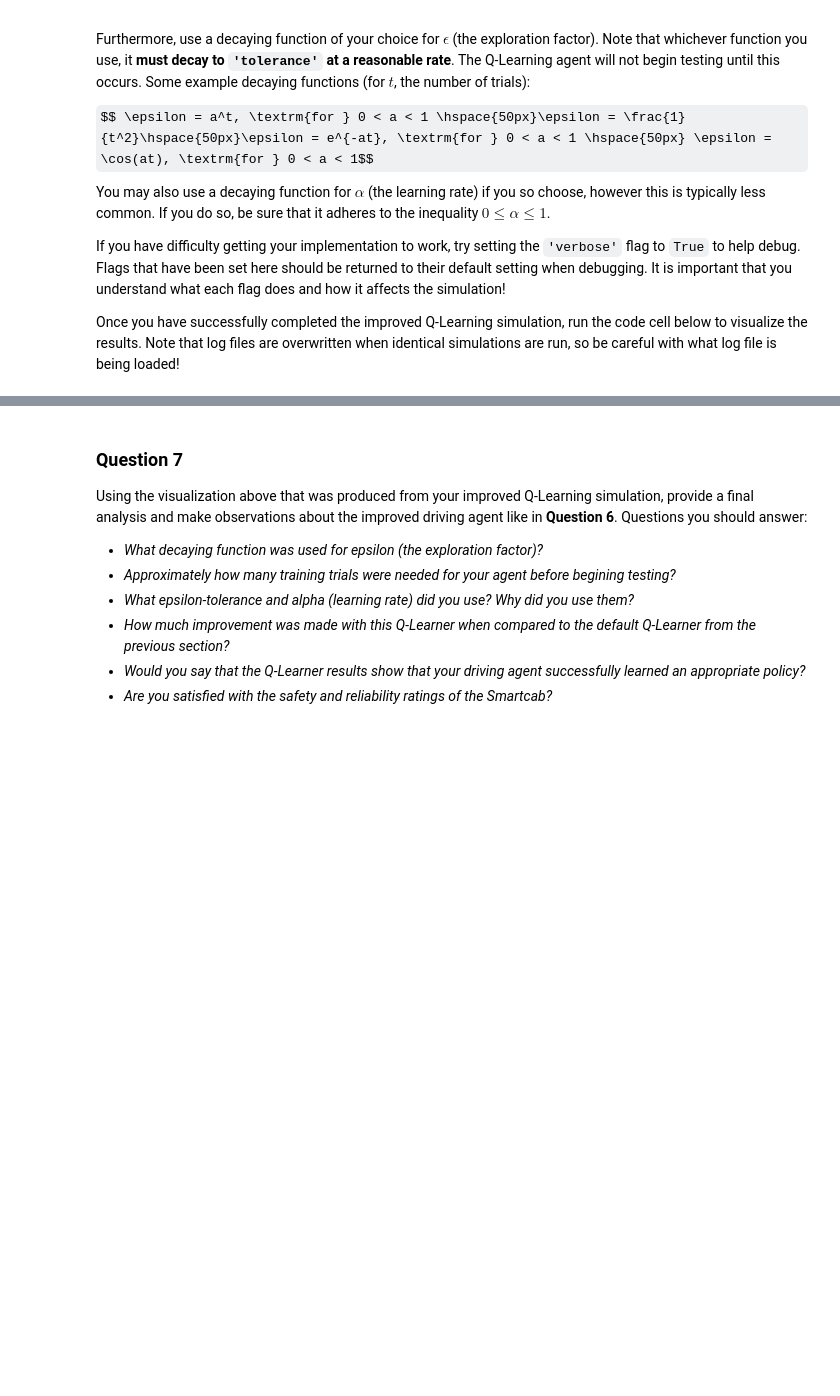
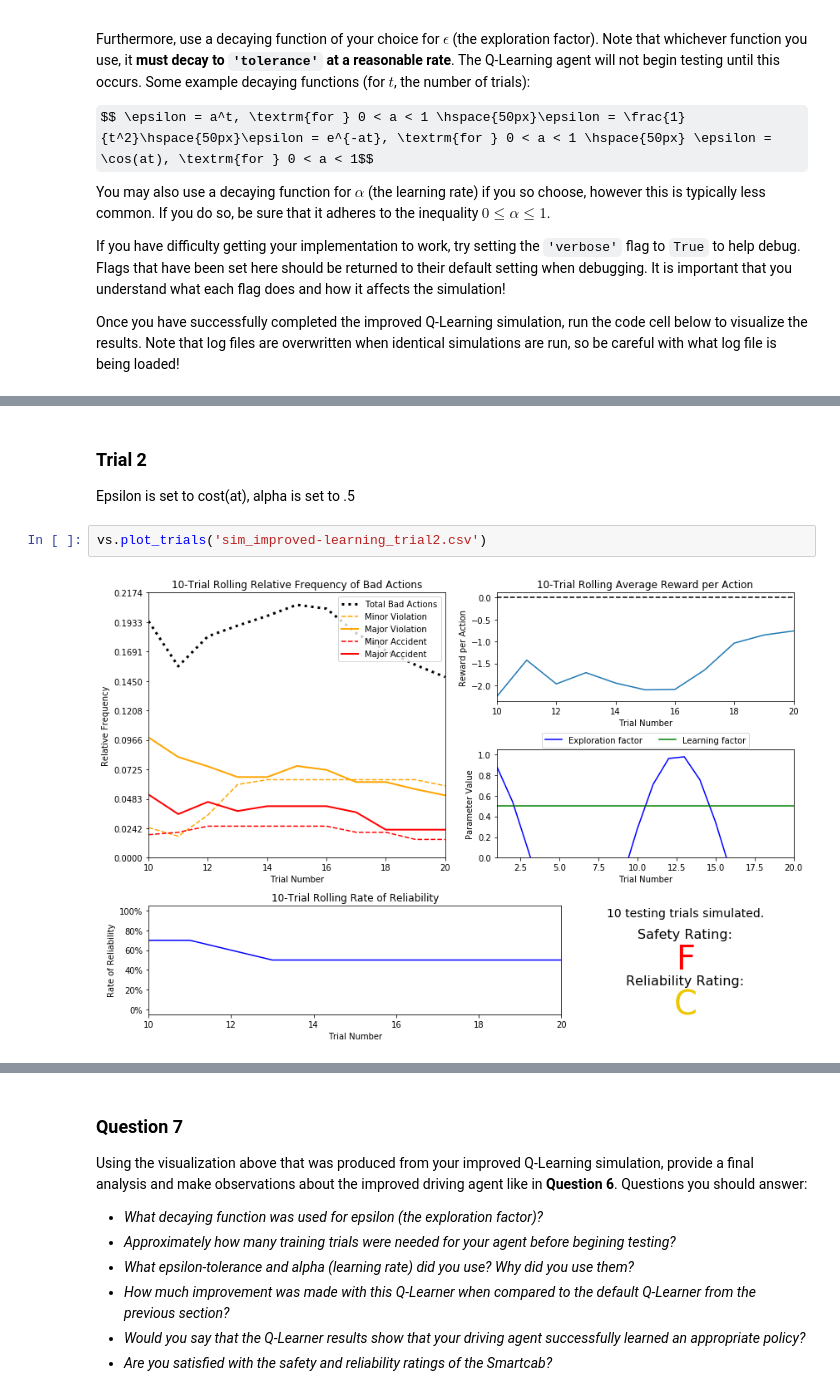
Before and after one commit to canyon289/machine-learning, a Jupyter notebook: projects/smartcab/smartcab.ipynb, the cells around one changed output, grey strips where cells are left out. Drawn from its saved outputs; the diff is of its cells as text; some formulas as TeX source; blank space fills up the shorter version.

```diff
--- a/projects/smartcab/smartcab.ipynb
+++ b/projects/smartcab/smartcab.ipynb
@@ -242,0 +246,7 @@ IOError: File logs/sim_improved-learning.csv does not exist
+# %% [markdown]
+### Trial 2
+Epsilon is set to cost(at), alpha is set to .5
+# %%
+vs.plot_trials('sim_improved-learning_trial2.csv')
+# %% [output]
+[figure, added]
```
Also changed, not shown: parts of 13 cells of this notebook, 7 other files.
